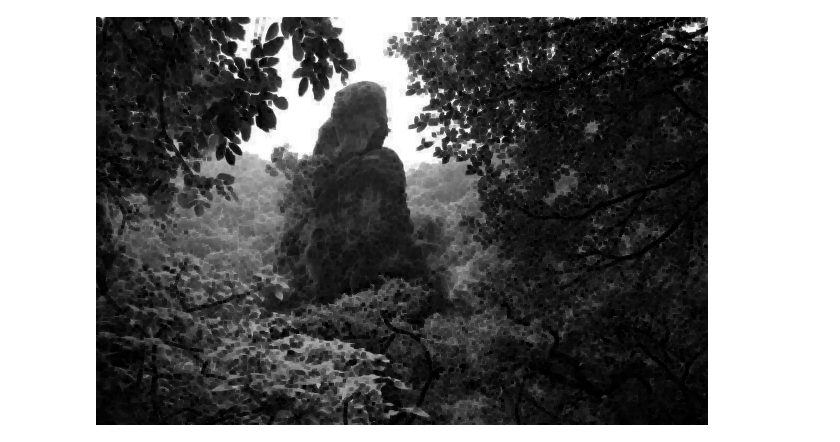
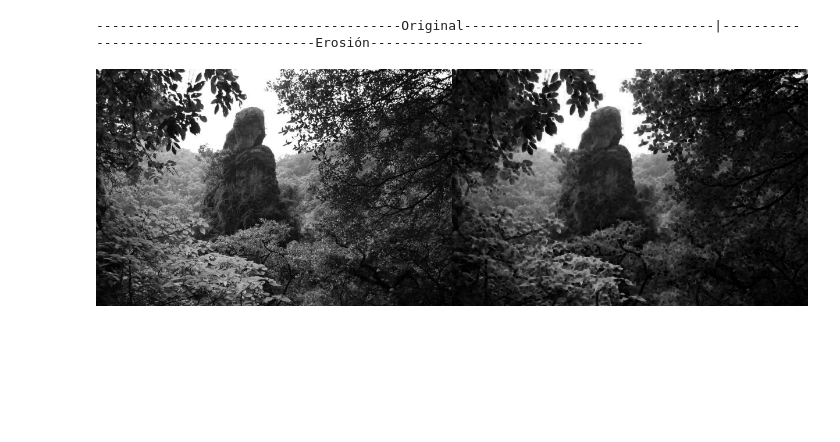
Before and after one commit to ea-castrobelmont/Vision-Computacional, a Jupyter notebook: erosion.ipynb, the cells around one changed output. Saved outputs shown, nothing was run; the diff lists cells and outputs as text; code cells hidden in the pictures; blank space fills up the shorter version.

```diff
--- a/erosion.ipynb
+++ b/erosion.ipynb
@@ -3,20 +3,23 @@
 # %%
 import cv2
 import numpy as np
 from google.colab.patches import cv2_imshow
 
 # Cargar la imagen
 img = cv2.imread('/content/morelos.jpg', 0)
 
 # Crear un elemento estructurante con forma de cruz y tamaño 3x3
 kernel = np.ones((3,3),np.uint8)
 
 # Aplicar erosión a la imagen
 erosion = cv2.erode(img, kernel, iterations = 1)
 
 # Mostrar la imagen resultante
-cv2_imshow(erosion)
+comparacion = cv2.hconcat([img, erosion])
+print("---------------------------------------Original--------------------------------|--------------------------------------Erosión----------------------------------")
+cv2_imshow(comparacion)
 cv2.waitKey(0)
 cv2.destroyAllWindows()
 # %% [output]
+---------------------------------------Original--------------------------------|--------------------------------------Erosión-----------------------------------
-[figure, old version]
+[figure, new version]
```
